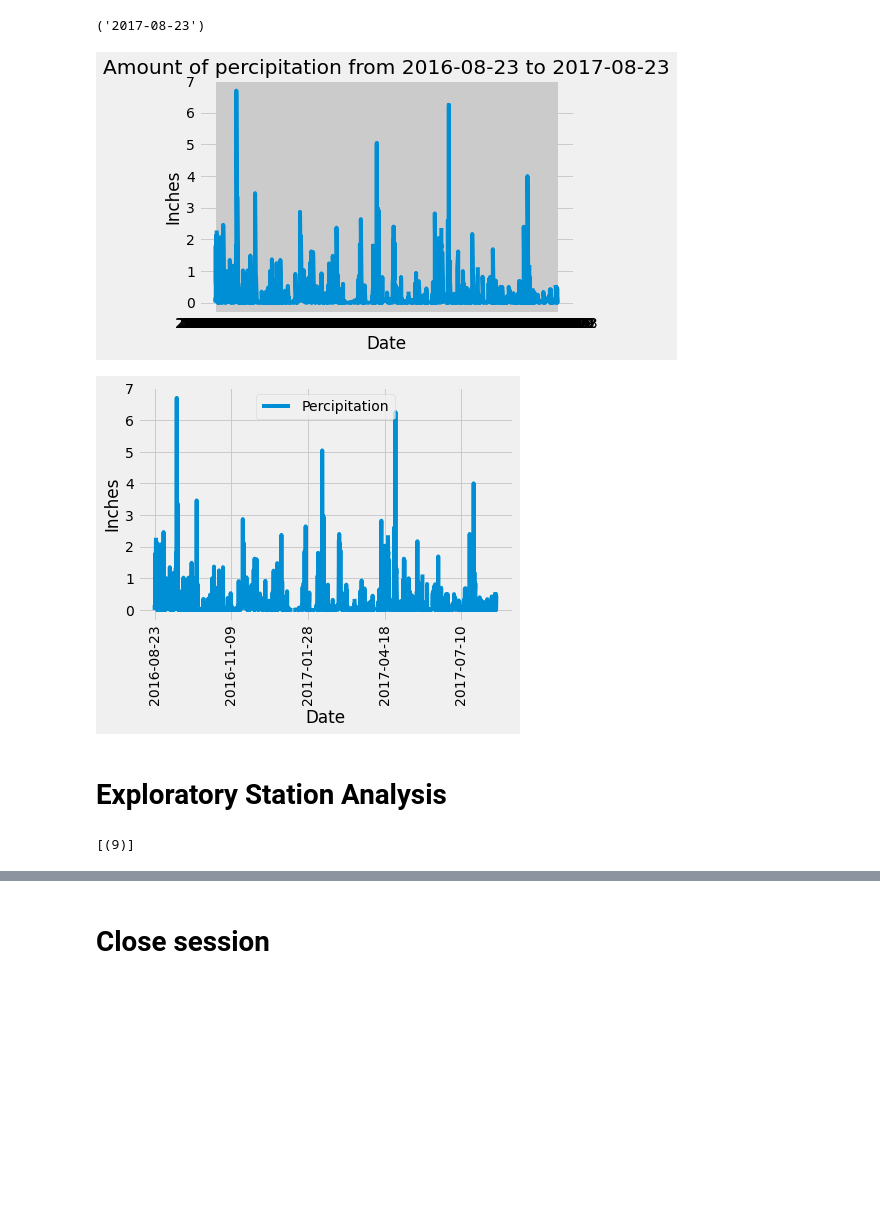
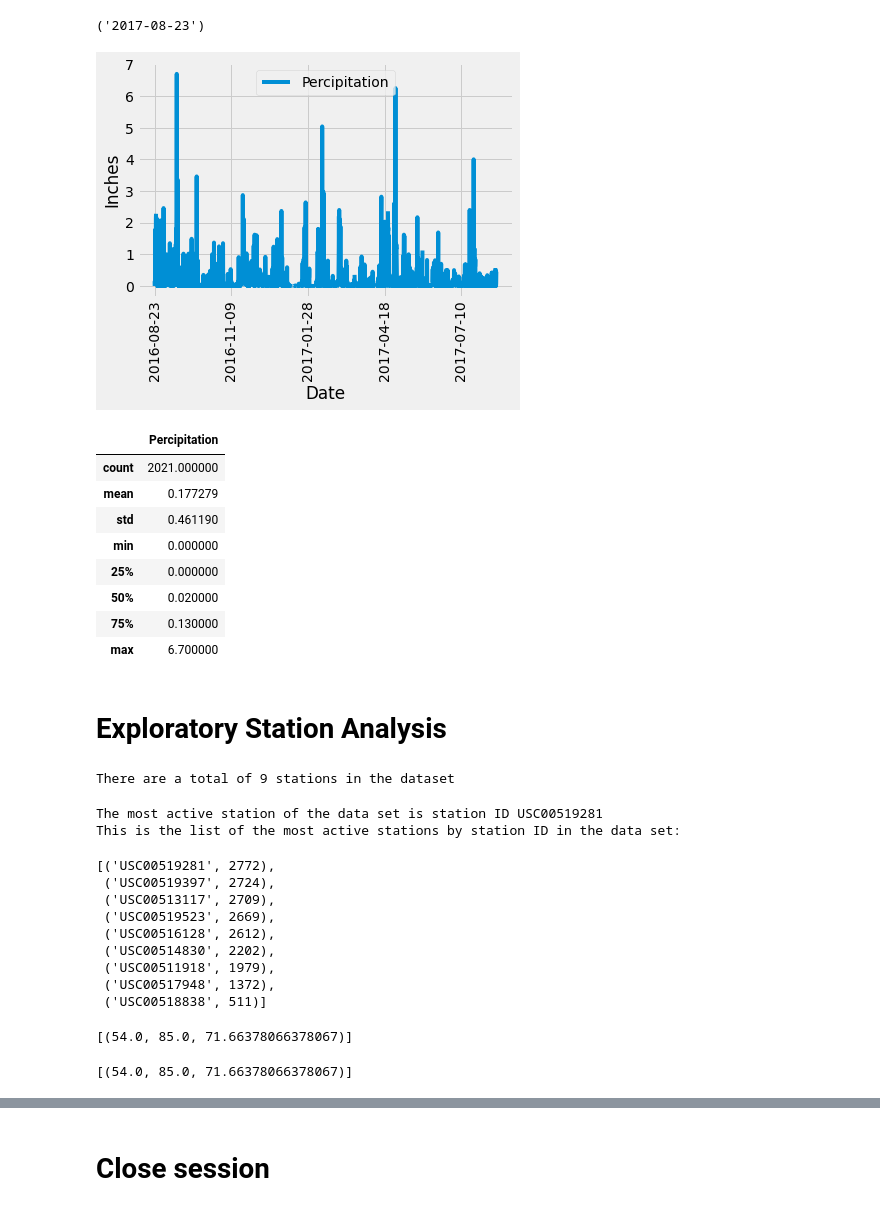
Before and after one commit to danielatuesta55/sqlalchemy-challenge, a Jupyter notebook: climate_starter.ipynb, the cells around one changed output, grey strips where cells are left out. Saved outputs shown, nothing was run; the diff lists cells and outputs as text; code cells hidden in the pictures; blank space fills up the shorter version.

Commit message:
Finished first part

```diff
--- a/climate_starter.ipynb
+++ b/climate_starter.ipynb
@@ -89,35 +89,76 @@ climate_df
 # percipitation_df.sort_values(by = "Date")
 
 # Use Pandas Plotting with Matplotlib to plot the data
-plt.plot(climate_df.Date, climate_df.Percipitation, label='Percipitation')
-plt.xlabel("Date")
-plt.ylabel("Inches")
-plt.title("Amount of percipitation from 2016-08-23 to 2017-08-23")
-
+climate_df.plot("Date", "Percipitation", label='Percipitation', ylabel = "Inches" )
+plt.xticks(rotation = 90)
 plt.show()
 # %% [output]
-[figure, old version]
+[figure, new version]
-# %%
-climate_df.plot("Date", "Percipitation", label='Percipitation', ylabel = "Inches" )
-plt.xticks(rotation = 90)
-plt.show()
-# %% [output]
-[figure, removed]
 # %%
 # Use Pandas to calcualte the summary statistics for the precipitation data
+
+climate_df.describe()
+# %% [output]
+|  | Percipitation |
+| count | 2021.000000 |
+| mean | 0.177279 |
+| std | 0.461190 |
+| min | 0.000000 |
+| 25% | 0.000000 |
+| 50% | 0.020000 |
+| 75% | 0.130000 |
+| max | 6.700000 |
 # %% [markdown]
 # Exploratory Station Analysis
 # %%
 # Design a query to calculate the total number stations in the dataset
+
+#Here I used the fun function imported above
 total_stations = session.query(func.count(Station.station)).all()
-total_stations
+
+#To be able to neatly display the number of stations I used this python code
+total_stations = session.query(Station.station).count()
+print(f"There are a total of {total_stations} stations in the dataset")
 # %% [output]
-[(9)]
+There are a total of 9 stations in the dataset
 # %%
 # Design a query to find the most active stations (i.e. what stations have the most rows?)
 # List the stations and the counts in descending order.
+active_stations_q = session.query(Measurement.station, func.count(Measurement.station)).group_by(Measurement.station).order_by(func.count(Measurement.station).desc())
+most_active_stations = active_stations_q.all()
+most_active_station = active_stations_q.first()[0]
+print(f"The most active station of the data set is station ID {most_active_station}")
+print("This is the list of the most active stations by station ID in the data set:")
+most_active_stations
+# %% [output]
+The most active station of the data set is station ID USC00519281
+This is the list of the most active stations by station ID in the data set:
+[('USC00519281', 2772),
+ ('USC00519397', 2724),
+ ('USC00513117', 2709),
+ ('USC00519523', 2669),
+ ('USC00516128', 2612),
+ ('USC00514830', 2202),
+ ('USC00511918', 1979),
+ ('USC00517948', 1372),
+ ('USC00518838', 511)]
 # %%
 # Using the most active station id from the previous query, calculate the lowest, highest, and average temperature.
+results= session.query(func.min(Measurement.tobs),func.max(Measurement.tobs),func.avg(Measurement.tobs)).filter(Measurement.station == 'USC00519281').all()
+results
+# %% [output]
+[(54.0, 85.0, 71.66378066378067)]
+# %%
+#This is another way to get the same result from above
+query = f'''
+SELECT MIN(tobs),MAX(tobs), AVG(tobs)
+FROM measurement
+WHERE station = "{most_active_station}"
+'''
+active_station_query = engine.execute(query).fetchall()
+active_station_query
+# %% [output]
+[(54.0, 85.0, 71.66378066378067)]
 # %%
 # Using the most active station id
 # Query the last 12 months of temperature observation data for this station and plot the results as a histogram
```
Also changed, not shown: parts of 3 cells of this notebook.
